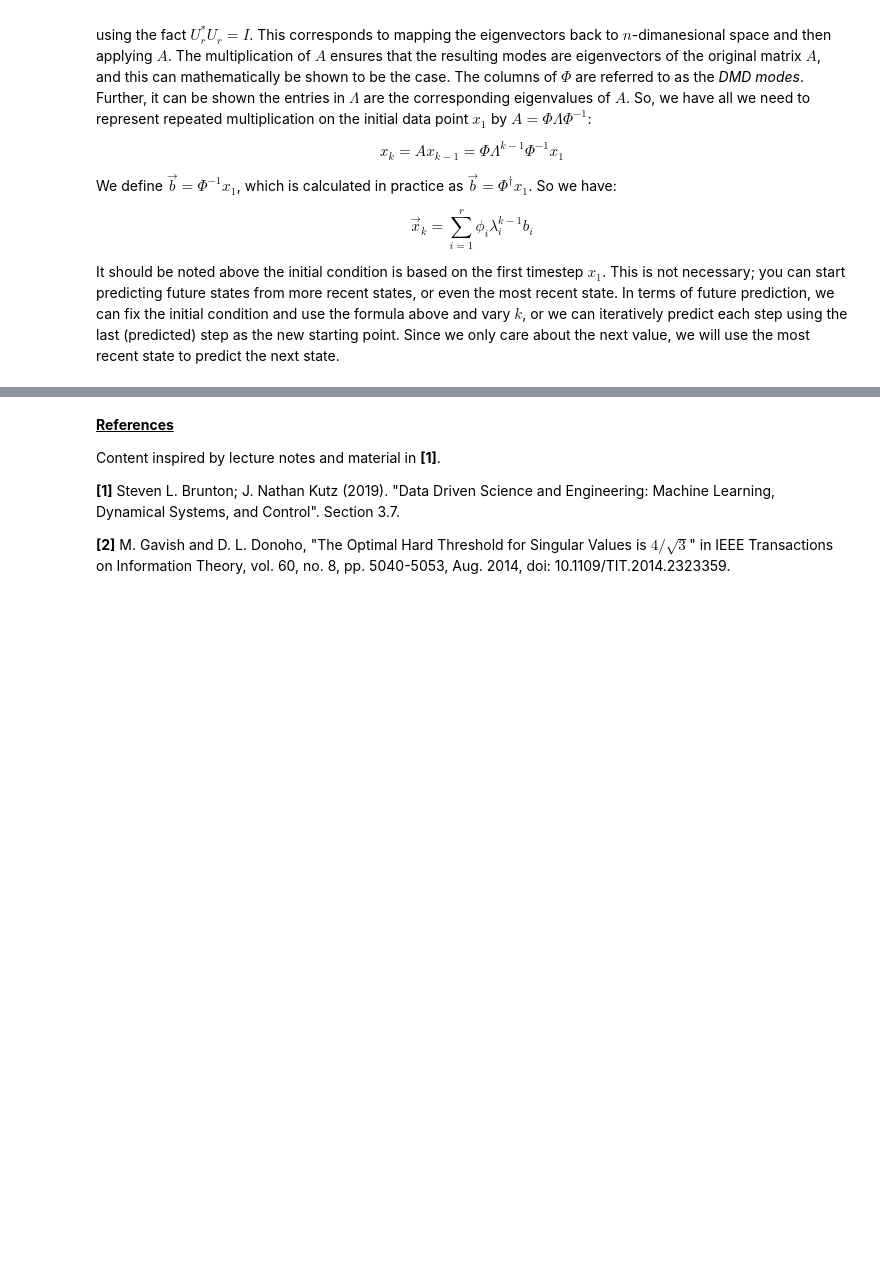
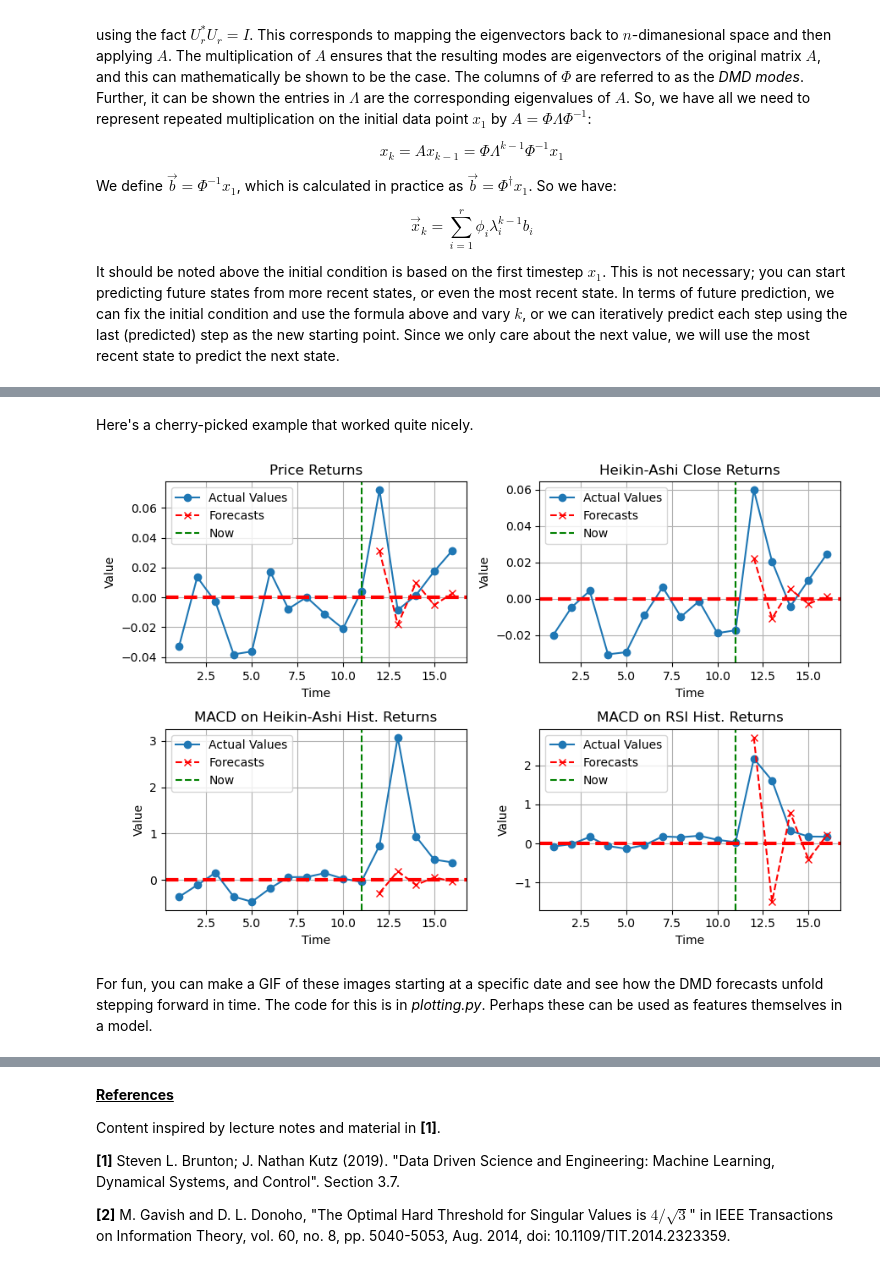
Before and after one commit to bodle720/DSTopics, a Jupyter notebook: DMD/DMD_algo_trading.ipynb, the cells around one changed output, grey strips where cells are left out. Saved outputs shown, nothing was run; the diff lists cells and outputs as text; code cells hidden in the pictures; blank space fills up the shorter version.

```diff
--- a/DMD/DMD_algo_trading.ipynb
+++ b/DMD/DMD_algo_trading.ipynb
@@ -163,0 +367,20 @@ import pandas as pd
+# %% [markdown]
+Here's a cherry-picked example that worked quite nicely.
+# %%
+_ = plot_DMD_forecasts(df,
+                        '2012-11-16',
+                        look_back,
+                        forecast_steps,
+                        view_tf,
+                        dmd_approach = dmd_approach,
+                        dmd_perc_cumul_var = dmd_perc_cumul_var,
+                        timeframes = timeframes,
+                        macd_fast = macd_fast,
+                        macd_slow = macd_slow,
+                        macd_signal = macd_signal,
+                        save_to = None,
+                        figsize = (9,6))
+# %% [output]
+[figure, added]
+# %% [markdown]
+For fun, you can make a GIF of these images starting at a specific date and see how the DMD forecasts unfold stepping forward in time. The code for this is in _plotting.py_. Perhaps these can be used as features themselves in a model.
```
Also changed, not shown: parts of 20 cells of this notebook, 9 other files.
